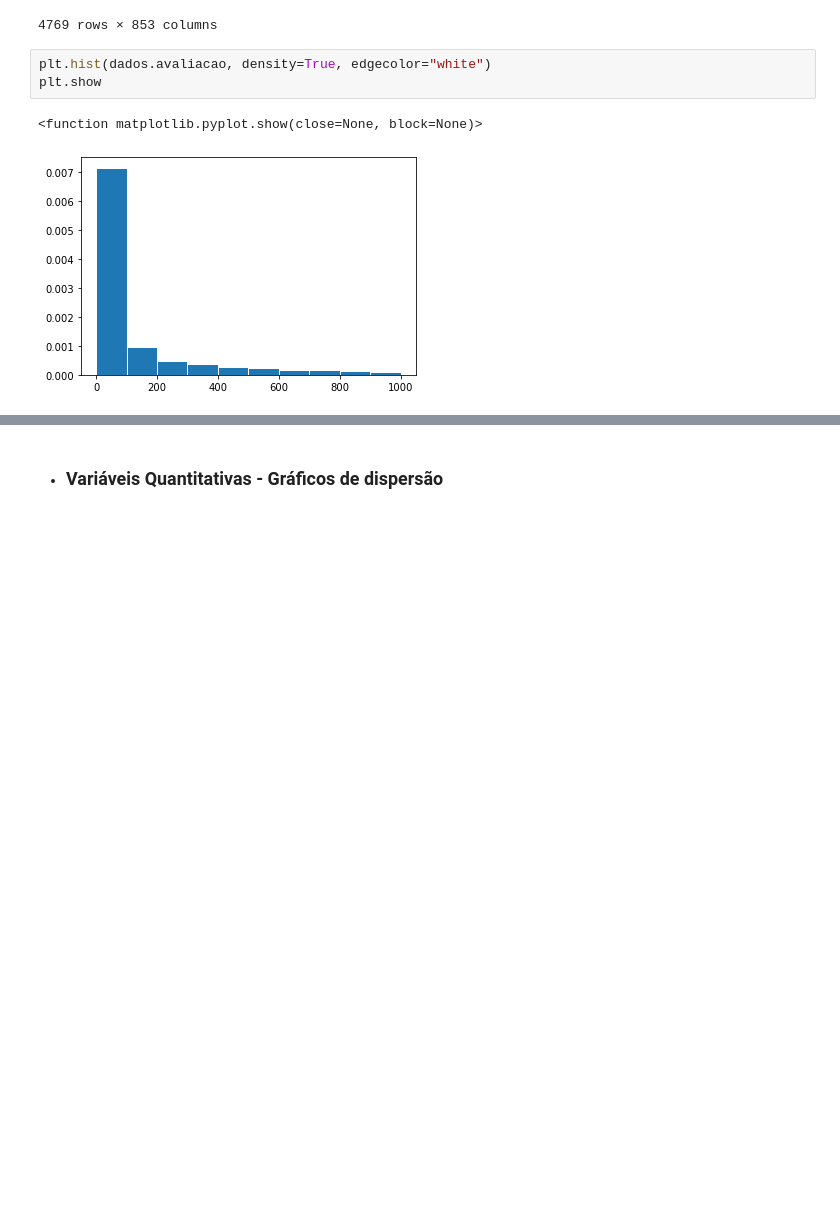
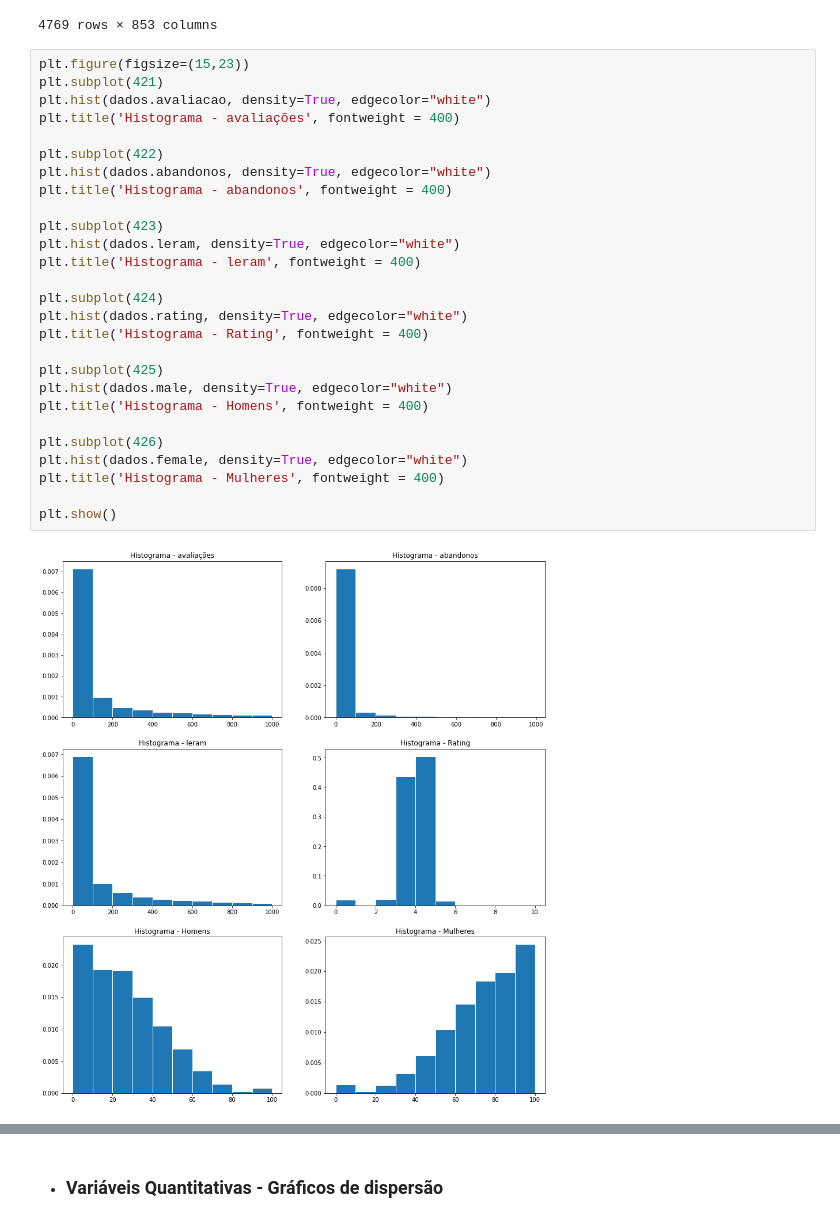
Before and after one commit to insper-classroom/22-1b-cd-p2-leandra_taina, a Jupyter notebook: Oficial.ipynb, the cells around one changed output, grey strips where cells are left out. Cells and saved outputs as stored; diff of their text form; blank space fills up the shorter version.

```diff
--- a/Oficial.ipynb
+++ b/Oficial.ipynb
@@ -120,10 +120,33 @@ pd.crosstab(dados['autor'], dados['avaliacao'], normalize = True, margins=True)
 | Édson Rodriguez | 0.000000 | 0.000000 | 0.000094 | 0.000000 | 0.000000 | 0.000000 | 0.00000 | 0.000000 | 0.000000 | 0.000000 | ... | ... |
 | All | 0.019075 | 0.084289 | 0.045950 | 0.040406 | 0.029788 | 0.025841 | 0.02321 | 0.020673 | 0.018512 | 0.016632 | ... | ... |
 4769 rows × 853 columns
-# %%
-plt.hist(dados.avaliacao, density=True, edgecolor="white")
-plt.show
-# %% [output]
-<function matplotlib.pyplot.show(close=None, block=None)>
-[figure, removed]
+# %%
+plt.figure(figsize=(15,23))
+plt.subplot(421)
+plt.hist(dados.avaliacao, density=True, edgecolor="white")
+plt.title('Histograma - avaliações', fontweight = 400)
+
+plt.subplot(422)
+plt.hist(dados.abandonos, density=True, edgecolor="white")
+plt.title('Histograma - abandonos', fontweight = 400)
+
+plt.subplot(423)
+plt.hist(dados.leram, density=True, edgecolor="white")
+plt.title('Histograma - leram', fontweight = 400)
+
+plt.subplot(424)
+plt.hist(dados.rating, density=True, edgecolor="white")
+plt.title('Histograma - Rating', fontweight = 400)
+
+plt.subplot(425)
+plt.hist(dados.male, density=True, edgecolor="white")
+plt.title('Histograma - Homens', fontweight = 400)
+
+plt.subplot(426)
+plt.hist(dados.female, density=True, edgecolor="white")
+plt.title('Histograma - Mulheres', fontweight = 400)
+
+plt.show()
+# %% [output]
+[figure, added]
 # %%
```
Also changed, not shown: parts of 3 cells of this notebook.
